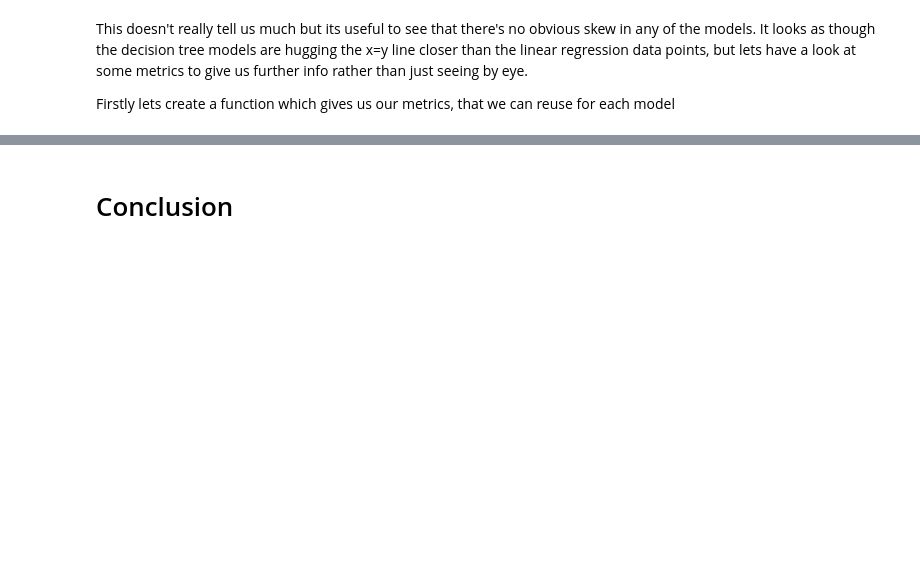
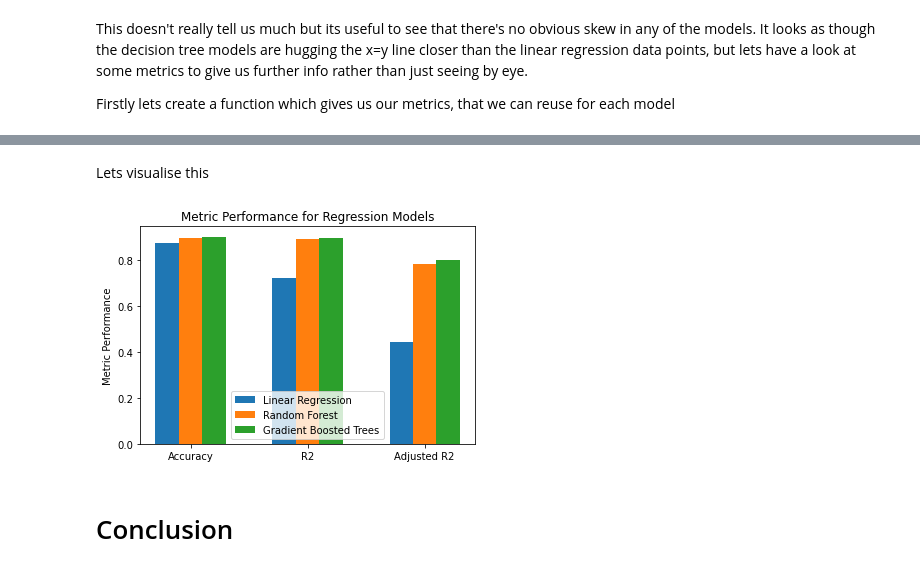
Before and after one commit to ChloeGillhamNatwest/project_4, a Jupyter notebook: House_prices.ipynb, the cells around one changed output, grey strips where cells are left out. Cells and saved outputs as stored; diff of their text form; code cells hidden in the pictures; blank space fills up the shorter version.

```diff
--- a/House_prices.ipynb
+++ b/House_prices.ipynb
@@ -486,3 +500,31 @@ accuracy: 90.31% , rmse $: 25967.29, r2: 0.9, adjusted r2: 0.81
+# %% [markdown]
+Lets visualise this
+# %%
+labels = ['Accuracy', 'R2', 'Adjusted R2']
+a = [lm_acc/100,lm_r2,lm_r2a]
+b = [rf_acc/100,rf_r2,rf_r2a]
+c = [gb_acc/100,gb_r2,gb_r2a]
+
+x = np.arange(len(labels))  # the label locations
+width = .2
+
+fig, ax = plt.subplots()
+
+
+plt.bar(x-width, a, width, label='Linear Regression')
+plt.bar(x      , b, width, label='Random Forest')
+plt.bar(x+width, c, width, label='Gradient Boosted Trees')
+
+plt.xticks(x,labels)
+plt.ylabel('Metric Performance')
+ax.set_title('Metric Performance for Regression Models')
+ax.legend()
+
+
+
+plt.show()
+# %% [output]
+[figure, added]
 # %% [markdown]
 # Conclusion
 # %% [markdown]
```
Also changed, not shown: parts of 8 cells of this notebook.
